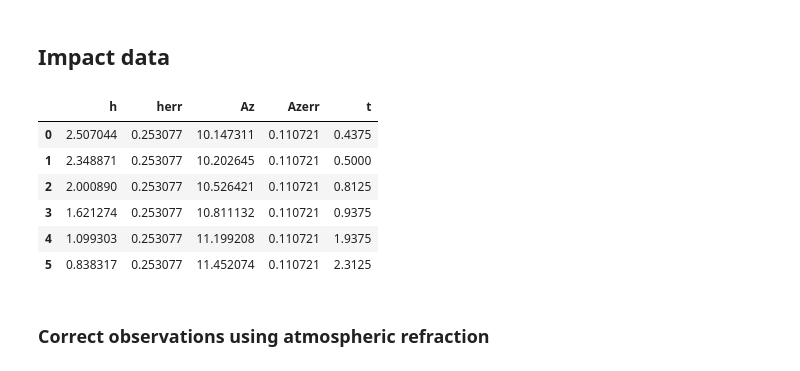
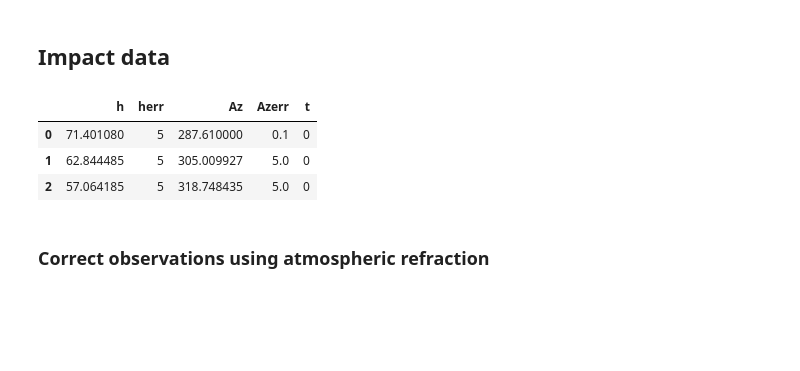
Before and after one commit to seap-udea/MeteorTrajectories, a Jupyter notebook: MeteorTrajectories-Trajectory.ipynb, the cells around one changed output. Drawn from its saved outputs; the diff is of its cells as text; code cells hidden in the pictures; blank space fills up the shorter version.

```diff
--- a/MeteorTrajectories-Trajectory.ipynb
+++ b/MeteorTrajectories-Trajectory.ipynb
@@ -116,7 +123,10 @@ npointsTestTrajectory=50
 #Read vantage positions position
 havana=pd.read_csv("data/havana-observations-final.csv",decimal=",")
 florida=pd.read_csv("data/florida-observations-final.csv",decimal=",")
-pinar=pd.read_csv("data/pinardelrio-observations-final.csv",decimal=",")
+#pinar=pd.read_csv("data/pinardelrio-observations-correction.csv",decimal=",") # d = 9 m
+#pinar=pd.read_csv("data/pinardelrio-observations-correction2.csv",decimal=",") # d = 8,5 m
+#pinar=pd.read_csv("data/pinardelrio-observations-correction3.csv",decimal=",") # d = 8 m
+pinar=pd.read_csv("data/pinardelrio-observations-correction4.csv",decimal=",") # h = 9 m, d = 8 m
 
 #Build vantage points dictionary
 #T in C, P in kPa.  Weather data taken from historical data in : https://www.wunderground.com
@@ -127,6 +137,7 @@ vantagePoints=dict(
         lon=0,lat=0,alt=0,
         Azref=0.0,
         T=0,P=0,
+        Atmcorr=0,
     ),
     havana=dict(
         location="Havana harbor",
@@ -135,6 +146,7 @@ vantagePoints=dict(
         lon=-82.344328,lat=23.137768,alt=0/1000., #Improved
         Azref=0.0,
         T=30.0,P=101.0,
+        Atmcorr=0.3,
     ),
     florida=dict(
         location="GullWing Beach Resort (Florida)",
@@ -142,6 +154,7 @@ vantagePoints=dict(
         lon=-81.903596,lat=26.418871,alt=1/1000.,
         Azref=201.6,
         T=25.0,P=102.3,
+        Atmcorr=0.5,
     ),
     pinar=dict(
         location="Pinar del Rio (Cuba)",
@@ -150,6 +163,7 @@ vantagePoints=dict(
         lon=-83.692107,lat=22.414545,alt=48/1000., #Improved
         Azref=0.0,
         T=30.0,P=101.0,
+        Atmcorr=0,
     ),
 )
 
@@ -157,15 +171,12 @@ vantagePoints=dict(
 for key,vp in vantagePoints.items():updateVantagePoint(vp)
 nvp=len(vantagePoints.keys())-1
 # %%
-vantagePoints["florida"]["obstraj_nocorr"]
+vantagePoints["pinar"]["obstraj_nocorr"]
 # %% [output]
 |  | h | herr | Az | Azerr | t |
-| 0 | 2.507044 | 0.253077 | 10.147311 | 0.110721 | 0.4375 |
-| 1 | 2.348871 | 0.253077 | 10.202645 | 0.110721 | 0.5000 |
-| 2 | 2.000890 | 0.253077 | 10.526421 | 0.110721 | 0.8125 |
-| 3 | 1.621274 | 0.253077 | 10.811132 | 0.110721 | 0.9375 |
-| 4 | 1.099303 | 0.253077 | 11.199208 | 0.110721 | 1.9375 |
-| 5 | 0.838317 | 0.253077 | 11.452074 | 0.110721 | 2.3125 |
+| 0 | 71.401080 | 5 | 287.610000 | 0.1 | 0 |
+| 1 | 62.844485 | 5 | 305.009927 | 5.0 | 0 |
+| 2 | 57.064185 | 5 | 318.748435 | 5.0 | 0 |
 # %% [markdown]
 ### Correct observations using atmospheric refraction
 # %%
```
Also changed, not shown: parts of 86 cells of this notebook, 54 other files.
